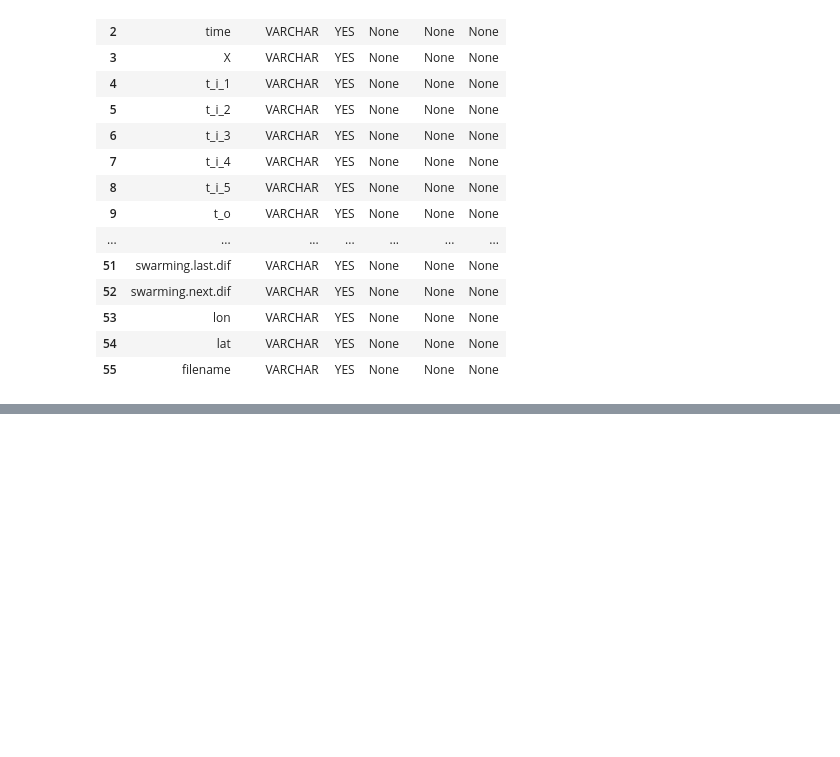
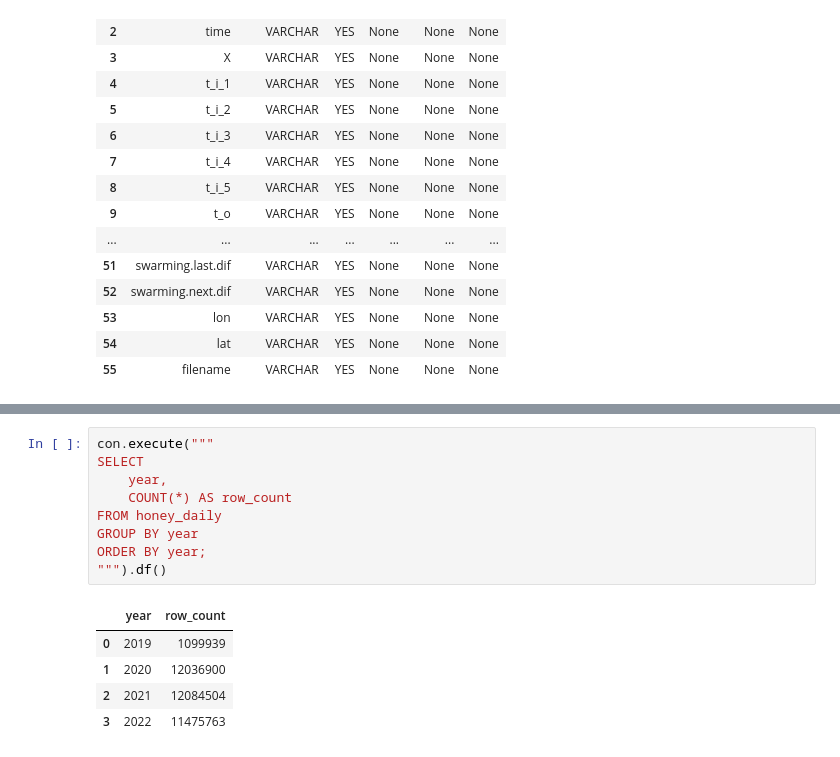
Before and after one commit to stephfn/honey-yield-predictive-model, a Jupyter notebook: Stephanie_Work/Honey_DuckDB_Practice.ipynb, the cells around one changed output, grey strips where cells are left out. Drawn from its saved outputs; the diff is of its cells as text; blank space fills up the shorter version.

```diff
--- a/Stephanie_Work/Honey_DuckDB_Practice.ipynb
+++ b/Stephanie_Work/Honey_DuckDB_Practice.ipynb
@@ -350,0 +406,15 @@ DESCRIBE honey_daily;
+# %%
+con.execute("""
+SELECT
+    year,
+    COUNT(*) AS row_count
+FROM honey_daily
+GROUP BY year
+ORDER BY year;
+""").df()
+# %% [output]
+|  | year | row_count |
+| 0 | 2019 | 1099939 |
+| 1 | 2020 | 12036900 |
+| 2 | 2021 | 12084504 |
+| 3 | 2022 | 11475763 |
```
Also changed, not shown: parts of 39 cells of this notebook.
